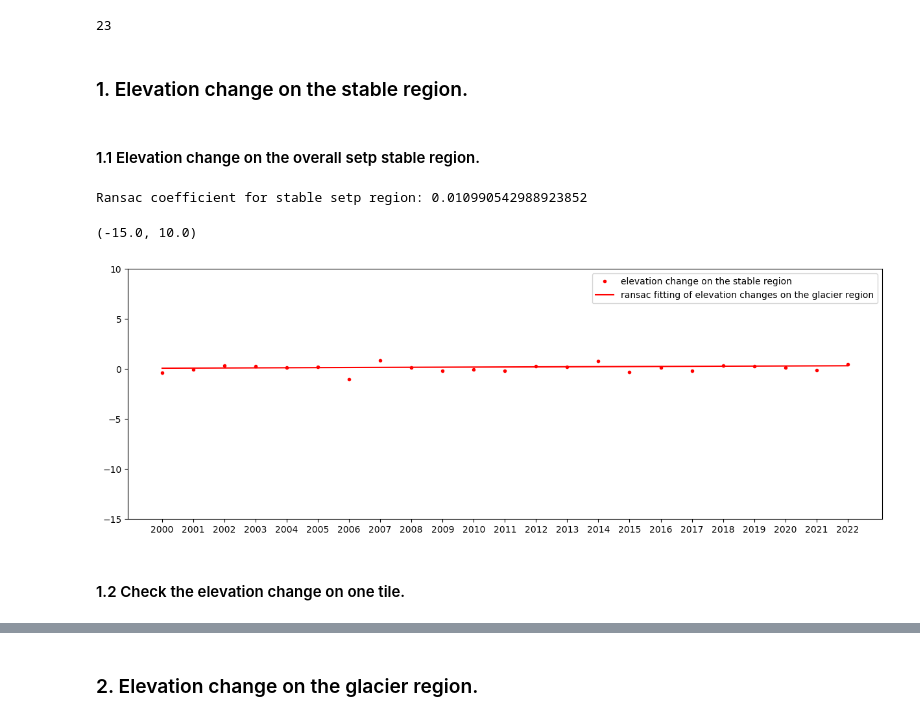
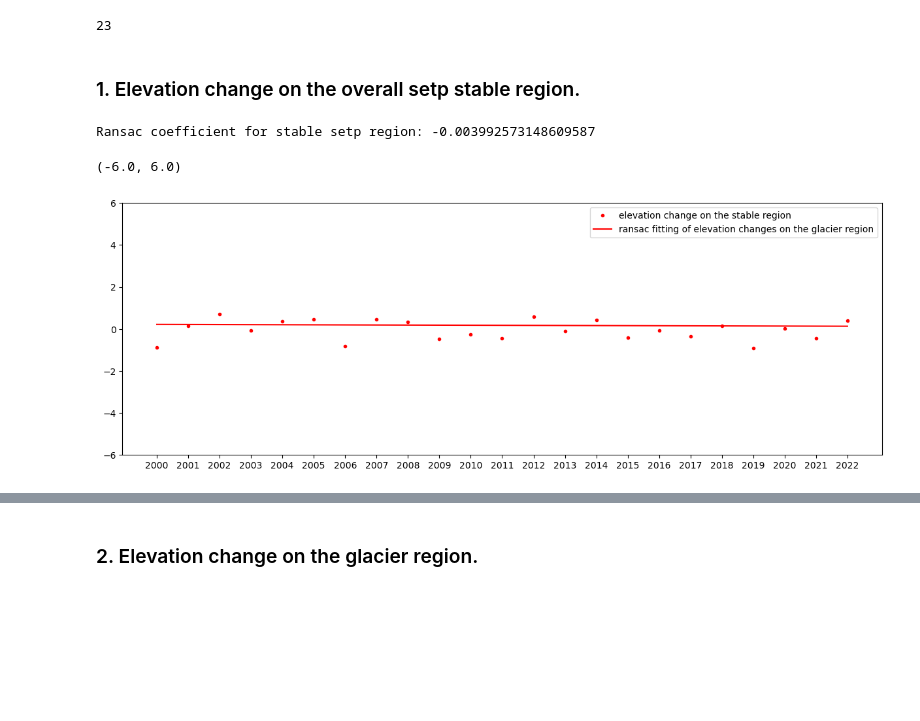
Before and after one commit to xinluo2018/Glacier-in-SETP, a Jupyter notebook: notebooks/stat_analysis_dems.ipynb, the cells around one changed output, grey strips where cells are left out. Cells and saved outputs as stored; diff of their text form; code cells hidden in the pictures; blank space fills up the shorter version.

```diff
--- a/notebooks/stat_analysis_dems.ipynb
+++ b/notebooks/stat_analysis_dems.ipynb
@@ -27,8 +27,8 @@ import pandas as pd
 import xarray as xr
 from utils.tiles_bins_weighting import stat_tiles_weighting, stat_bins_tiles_weighting, stat_tiles_bins_weighting
 # %%
-paths_stat_dems = 'data/aster-stereo/stat_dif_tiles_bins.nc'   ## path of statistics
-path_result_dems = 'data/aster-stereo/result_dems.nc'
+paths_stat_dems = 'data/aster-stereo/stat_dif_tiles_sub_bins.nc'   ## path of statistics
+path_result_dems = 'data/aster-stereo/result_dems_sub.nc'
 # %%
 stat_dif_dems_xr = xr.open_dataset(paths_stat_dems)
 stat_dif_dems_xr
@@ -40,23 +40,19 @@ len(years)
 # %% [output]
 23
 # %% [markdown]
-### 1. Elevation change on the stable region.
+### 1. Elevation change on the overall setp stable region.
-# %% [markdown]
-#### 1.1 Elevation change on the overall setp stable region.
 # %%
 mean_setp_stable_tilesWeighted, std_setp_stable_tilesWeighted = stat_tiles_weighting(mean_tiles = stat_dif_dems_xr['mean_stable_tiles'], \
                                                                     std_tiles = stat_dif_dems_xr['std_stable_tiles'],
                                                                     glacier_area_tiles = stat_dif_dems_xr['area_glacier_tiles'])
 mean_setp_stable_filtered, mean_setp_stable_fitting, rate_setp_stable = ransac_fitting(x=x_years, y=mean_setp_stable_tilesWeighted.values, thre_mask=50)
-print('Ransac coefficient for stable setp region:', rate_setp_stable[0])
+print('Ransac coefficient for stable setp region:', rate_setp_stable)
 plt.figure(figsize=(15, 5))
 plt.plot(years, mean_setp_stable_tilesWeighted, '.r', label='elevation change on the stable region')
 plt.plot(years, mean_setp_stable_fitting, '-r', label='ransac fitting of elevation changes on the glacier region')   ### bin-based area weighting -> tile-based area weighting
 plt.legend()
-plt.ylim(bottom=-15, top=10)
+plt.ylim(bottom=-6, top=6)
 # %% [output]
-Ransac coefficient for stable setp region: 0.010990542988923852
+Ransac coefficient for stable setp region: -0.003992573148609587
-(-15.0, 10.0)
+(-6.0, 6.0)
-[figure, old version]
+[figure, new version]
-# %% [markdown]
-#### 1.2 Check the elevation change on one tile.
```
Also changed, not shown: parts of 11 cells of this notebook, 18 other files.
